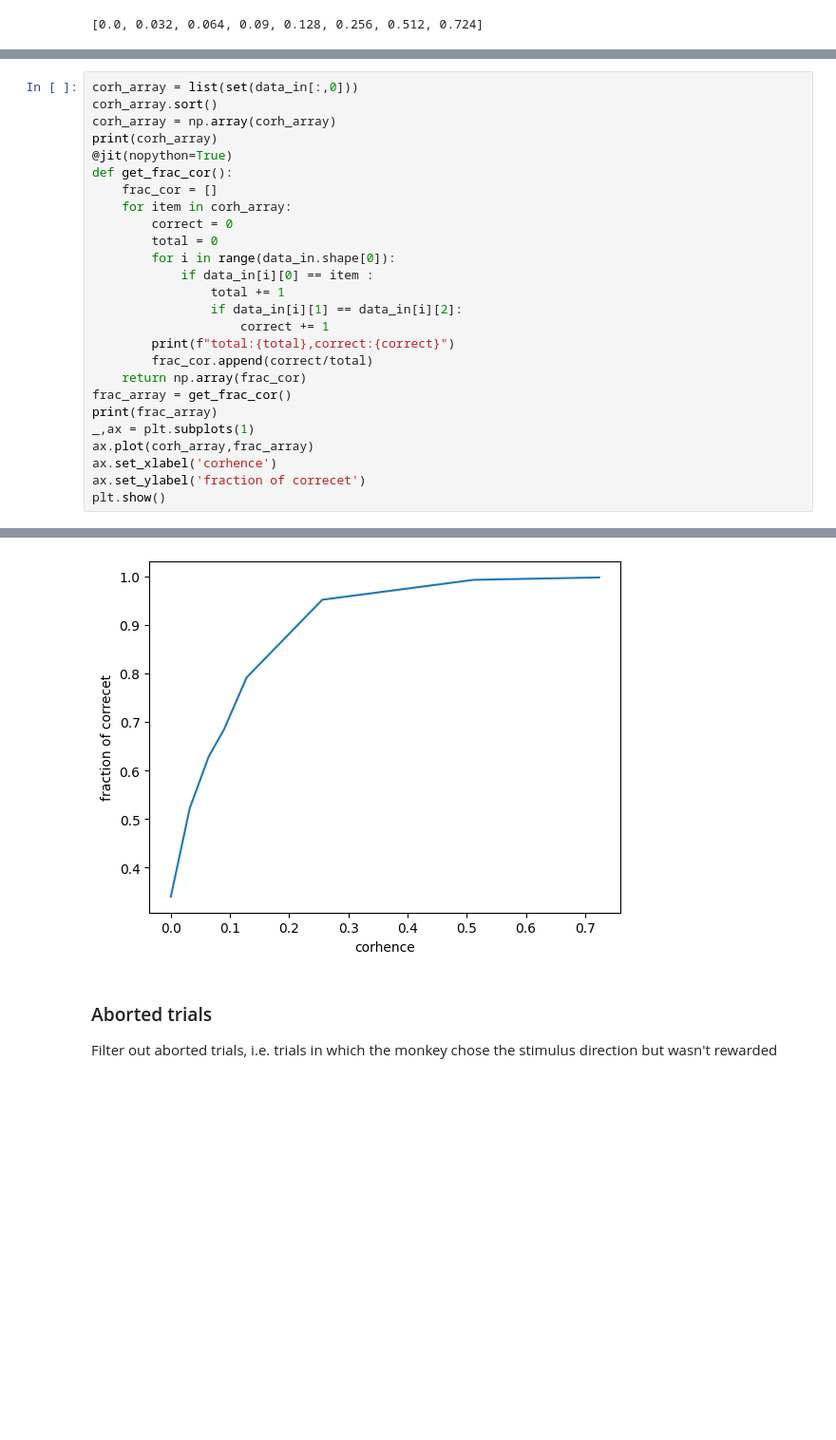
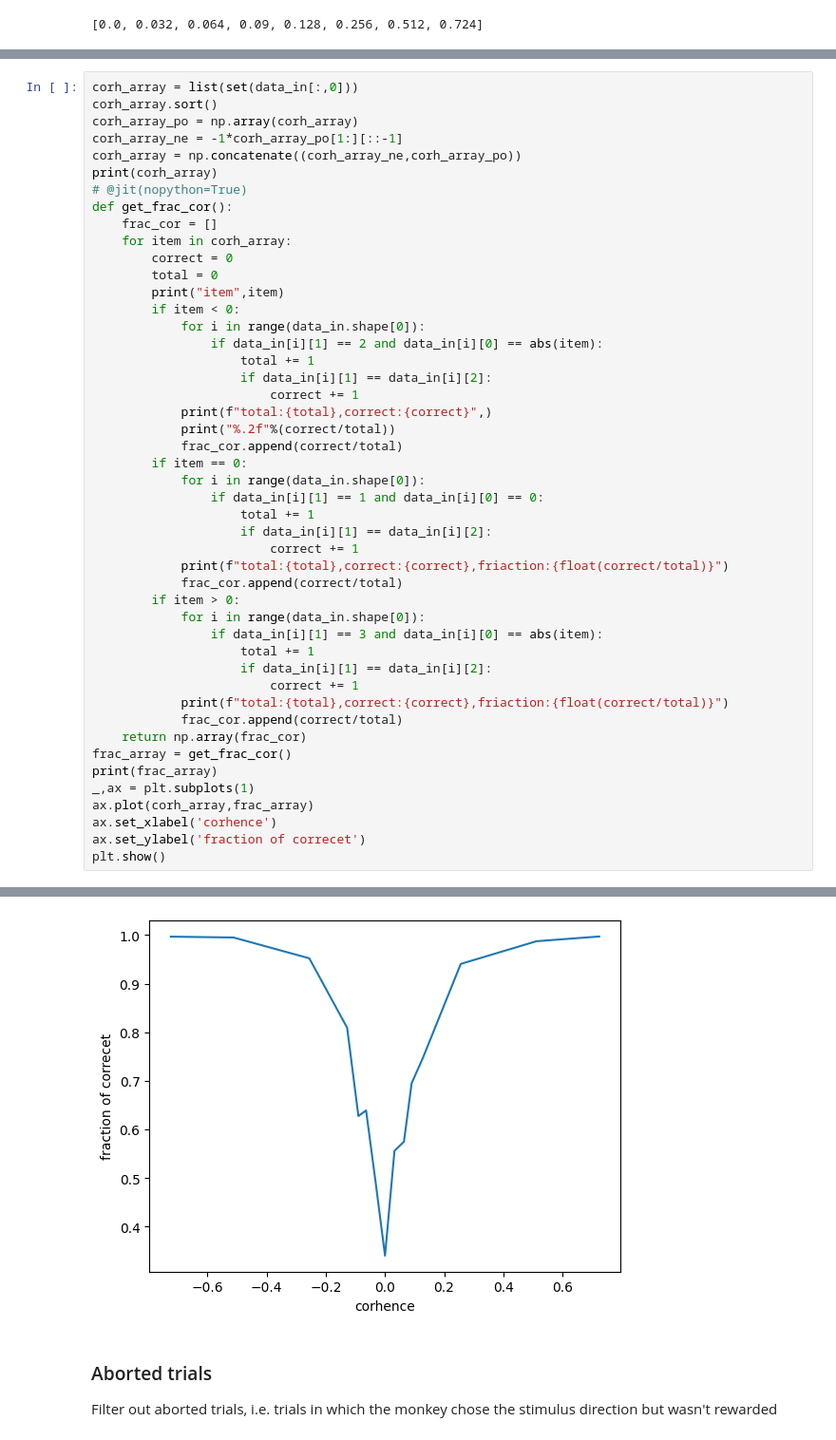
Before and after one commit to ejejeieei/CCNSS, a Jupyter notebook: ccnss2017_students-master/ccnss2017_students-master/module1/2_psychophysics/psychophysics_data_analysis.ipynb, the cells around one changed output, grey strips where cells are left out. Shown at 95% size. Drawn from its saved outputs; the diff is of its cells as text; blank space fills up the shorter version.

```diff
--- a/ccnss2017_students-master/ccnss2017_students-master/module1/2_psychophysics/psychophysics_data_analysis.ipynb
+++ b/ccnss2017_students-master/ccnss2017_students-master/module1/2_psychophysics/psychophysics_data_analysis.ipynb
@@ -239,21 +243,42 @@ corh_array
 # %%
 corh_array = list(set(data_in[:,0]))
 corh_array.sort()
-corh_array = np.array(corh_array)
+corh_array_po = np.array(corh_array)
+corh_array_ne = -1*corh_array_po[1:][::-1]
+corh_array = np.concatenate((corh_array_ne,corh_array_po))
 print(corh_array)
-@jit(nopython=True)
+# @jit(nopython=True)
 def get_frac_cor():
     frac_cor = []
     for item in corh_array:
         correct = 0
         total = 0
-        for i in range(data_in.shape[0]):
-            if data_in[i][0] == item :
-                total += 1
-                if data_in[i][1] == data_in[i][2]:
-                    correct += 1
-        print(f"total:{total},correct:{correct}")
-        frac_cor.append(correct/total)
+        print("item",item)
+        if item < 0:
+            for i in range(data_in.shape[0]):
+                if data_in[i][1] == 2 and data_in[i][0] == abs(item):
+                    total += 1
+                    if data_in[i][1] == data_in[i][2]:
+                        correct += 1
+            print(f"total:{total},correct:{correct}",)
+            print("%.2f"%(correct/total))
+            frac_cor.append(correct/total)
+        if item == 0:
+            for i in range(data_in.shape[0]):
+                if data_in[i][1] == 1 and data_in[i][0] == 0:
+                    total += 1
+                    if data_in[i][1] == data_in[i][2]:
+                        correct += 1
+            print(f"total:{total},correct:{correct},friaction:{float(correct/total)}")
+            frac_cor.append(correct/total)
+        if item > 0:
+            for i in range(data_in.shape[0]):
+                if data_in[i][1] == 3 and data_in[i][0] == abs(item):
+                    total += 1
+                    if data_in[i][1] == data_in[i][2]:
+                        correct += 1
+            print(f"total:{total},correct:{correct},friaction:{float(correct/total)}")
+            frac_cor.append(correct/total)
     return np.array(frac_cor)
 frac_array = get_frac_cor()
 print(frac_array)
@@ -277,4 +308,4 @@ total:10015,correct:9992
-[figure, old version]
+[figure, new version]
 # %% [markdown]
 ### Aborted trials
 
```
Also changed, not shown: parts of 9 cells of this notebook, 1 other file.
